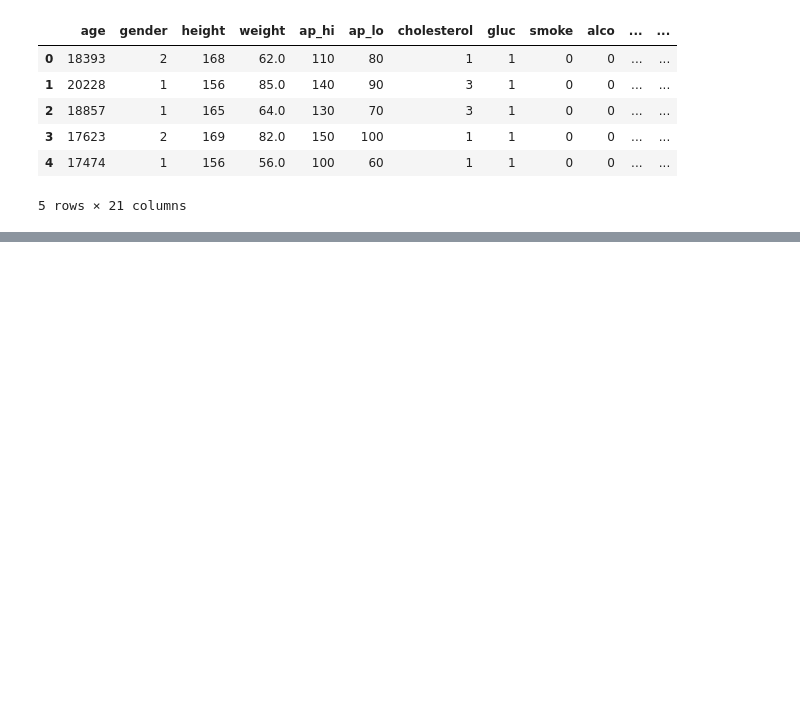
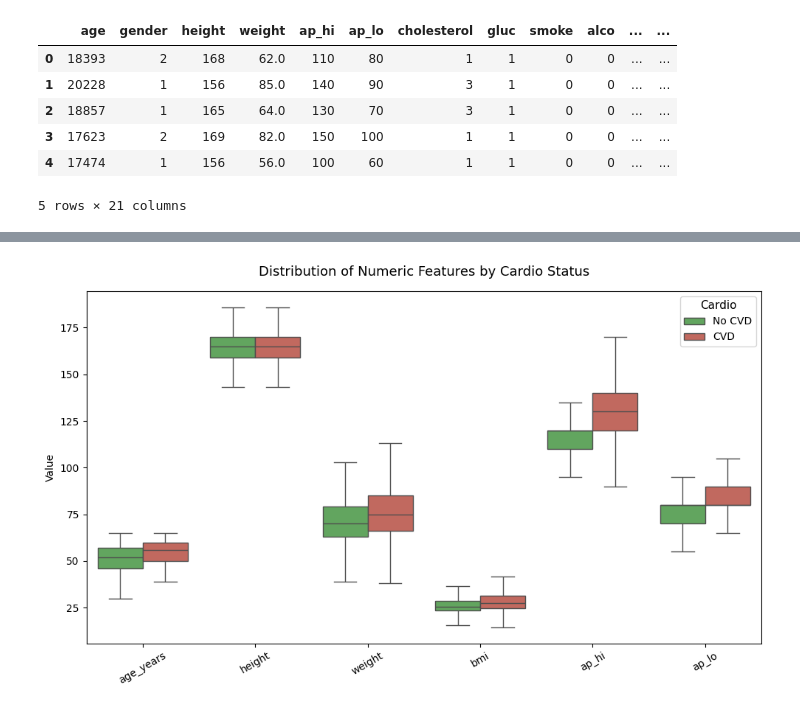
Before and after one commit to lizabguercho/DI_Final_Project_CVD, a Jupyter notebook: Final_project.ipynb, the cells around one changed output, grey strips where cells are left out. Saved outputs shown, nothing was run; the diff lists cells and outputs as text; code cells hidden in the pictures; blank space fills up the shorter version.

```diff
--- a/Final_project.ipynb
+++ b/Final_project.ipynb
@@ -653,0 +659,36 @@ df_clean.head()
+# %%
+
+num_vars = ['age_years', 'height', 'weight', 'bmi', 'ap_hi', 'ap_lo']
+
+#  Melt the dataset into long format
+df_melted = df_clean.melt(
+    id_vars='cardio',
+    value_vars=num_vars,
+    var_name='Feature',
+    value_name='Value'
+)
+
+
+df_melted['cardio'] = df_melted['cardio'].map({0: 'No CVD', 1: 'CVD'})
+
+# Create the boxplot
+plt.figure(figsize=(10,6))
+sns.boxplot(
+    x='Feature',
+    y='Value',
+    hue='cardio',
+    data=df_melted,
+    palette={'No CVD': "#58B153", 'CVD': "#D15C4F"},
+    showfliers=False
+)
+
+#  Style the plot
+plt.title('Distribution of Numeric Features by Cardio Status', fontsize=13, pad=15)
+plt.xlabel('')
+plt.ylabel('Value')
+plt.xticks(rotation=30)
+plt.legend(title='Cardio', title_fontsize=11, fontsize=10)
+plt.tight_layout()
+plt.show()
+# %% [output]
+[figure, added]
```
Also changed, not shown: parts of 38 cells of this notebook, 1 other file.
